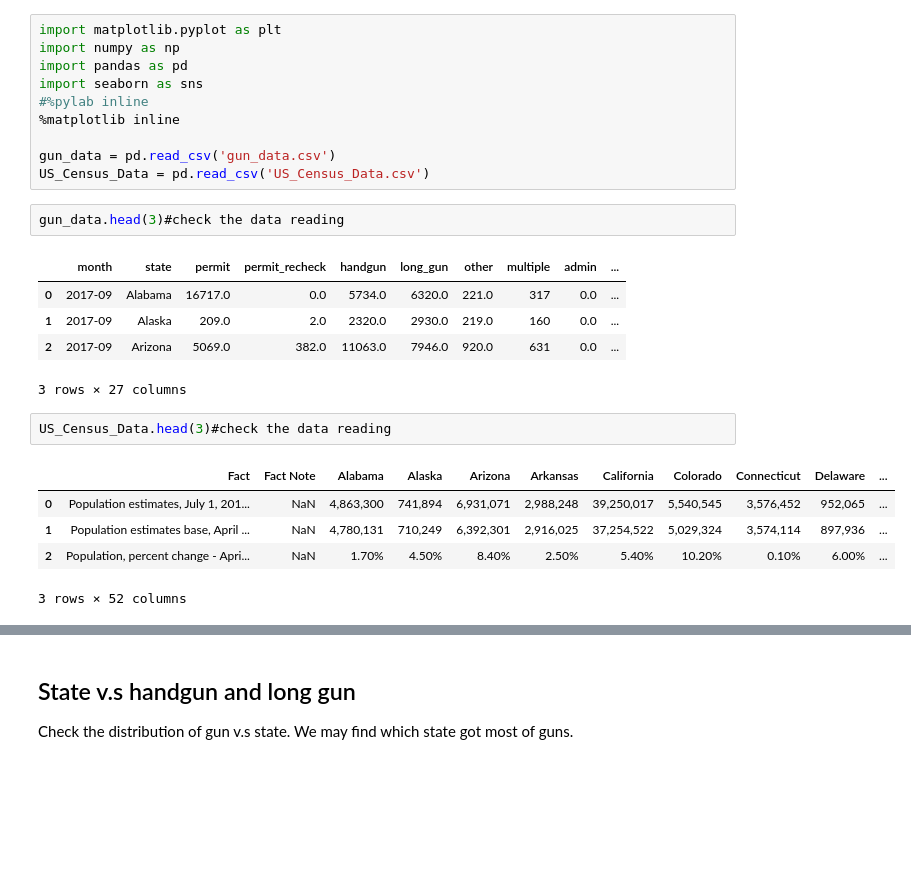
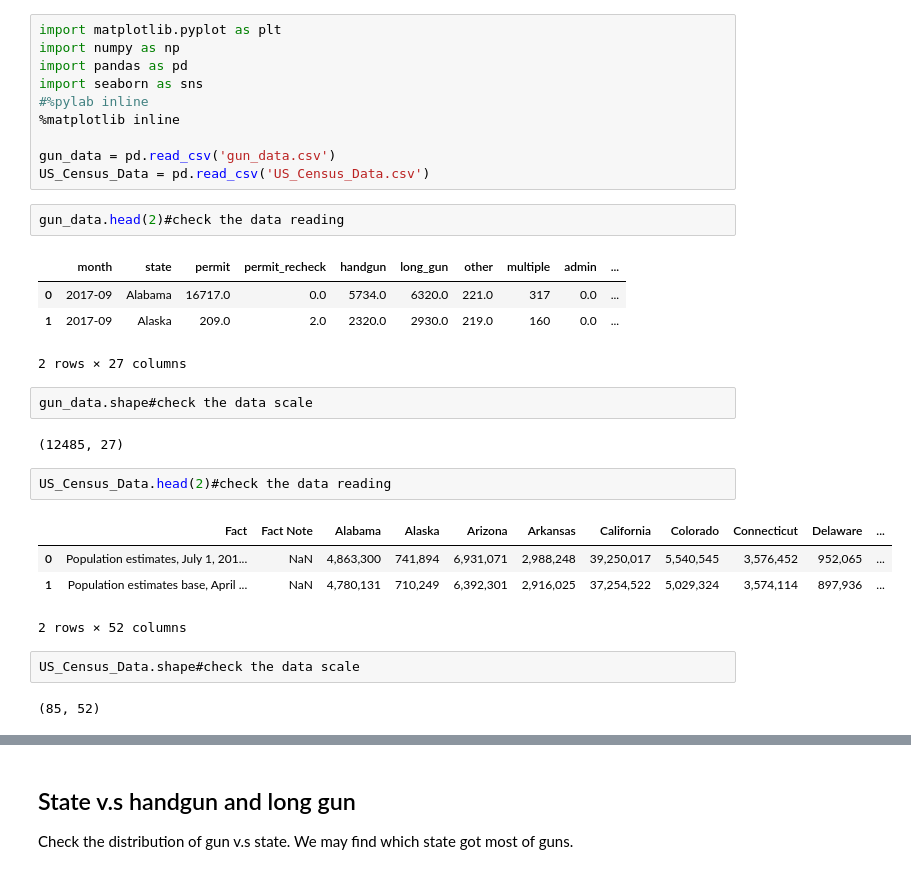
Before and after one commit to xchwan/FBI_Gun_Data_Analysis, a Jupyter notebook: Data_Analysis_Project_gun_data.ipynb, the cells around one changed output, grey strips where cells are left out. Saved outputs shown, nothing was run; the diff lists cells and outputs as text; blank space fills up the shorter version.

```diff
--- a/Data_Analysis_Project_gun_data.ipynb
+++ b/Data_Analysis_Project_gun_data.ipynb
@@ -21,18 +22,24 @@ import seaborn as sns
 gun_data = pd.read_csv('gun_data.csv')
 US_Census_Data = pd.read_csv('US_Census_Data.csv')
 # %%
-gun_data.head(3)#check the data reading
+gun_data.head(2)#check the data reading
 # %% [output]
 |  | month | state | permit | permit_recheck | handgun | long_gun | other | multiple | admin | ... |
 | 0 | 2017-09 | Alabama | 16717.0 | 0.0 | 5734.0 | 6320.0 | 221.0 | 317 | 0.0 | ... |
 | 1 | 2017-09 | Alaska | 209.0 | 2.0 | 2320.0 | 2930.0 | 219.0 | 160 | 0.0 | ... |
-| 2 | 2017-09 | Arizona | 5069.0 | 382.0 | 11063.0 | 7946.0 | 920.0 | 631 | 0.0 | ... |
-3 rows × 27 columns
+2 rows × 27 columns
+# %%
+gun_data.shape#check the data scale
+# %% [output]
+(12485, 27)
 # %%
-US_Census_Data.head(3)#check the data reading
+US_Census_Data.head(2)#check the data reading
 # %% [output]
 |  | Fact | Fact Note | Alabama | Alaska | Arizona | Arkansas | California | Colorado | Connecticut | Delaware | ... |
 | 0 | Population estimates, July 1, 201... | NaN | 4,863,300 | 741,894 | 6,931,071 | 2,988,248 | 39,250,017 | 5,540,545 | 3,576,452 | 952,065 | ... |
 | 1 | Population estimates base, April ... | NaN | 4,780,131 | 710,249 | 6,392,301 | 2,916,025 | 37,254,522 | 5,029,324 | 3,574,114 | 897,936 | ... |
-| 2 | Population, percent change - Apri... | NaN | 1.70% | 4.50% | 8.40% | 2.50% | 5.40% | 10.20% | 0.10% | 6.00% | ... |
-3 rows × 52 columns
+2 rows × 52 columns
+# %%
+US_Census_Data.shape#check the data scale
+# %% [output]
+(85, 52)
```
Also changed, not shown: parts of 17 cells of this notebook.
